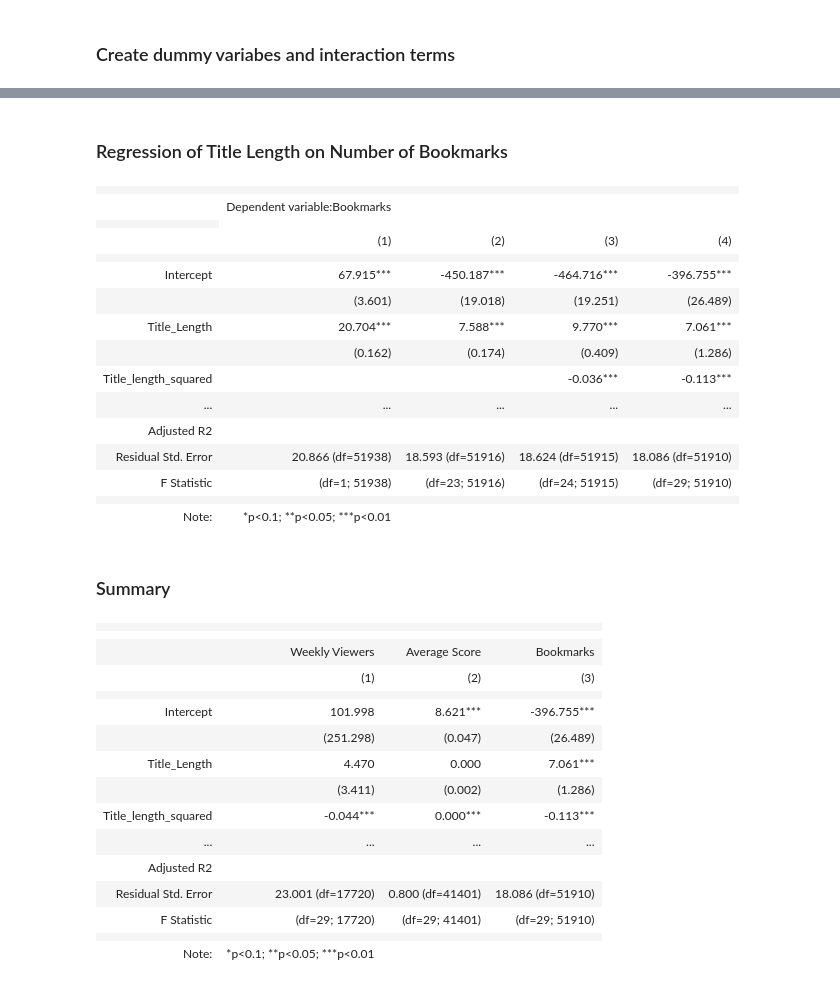
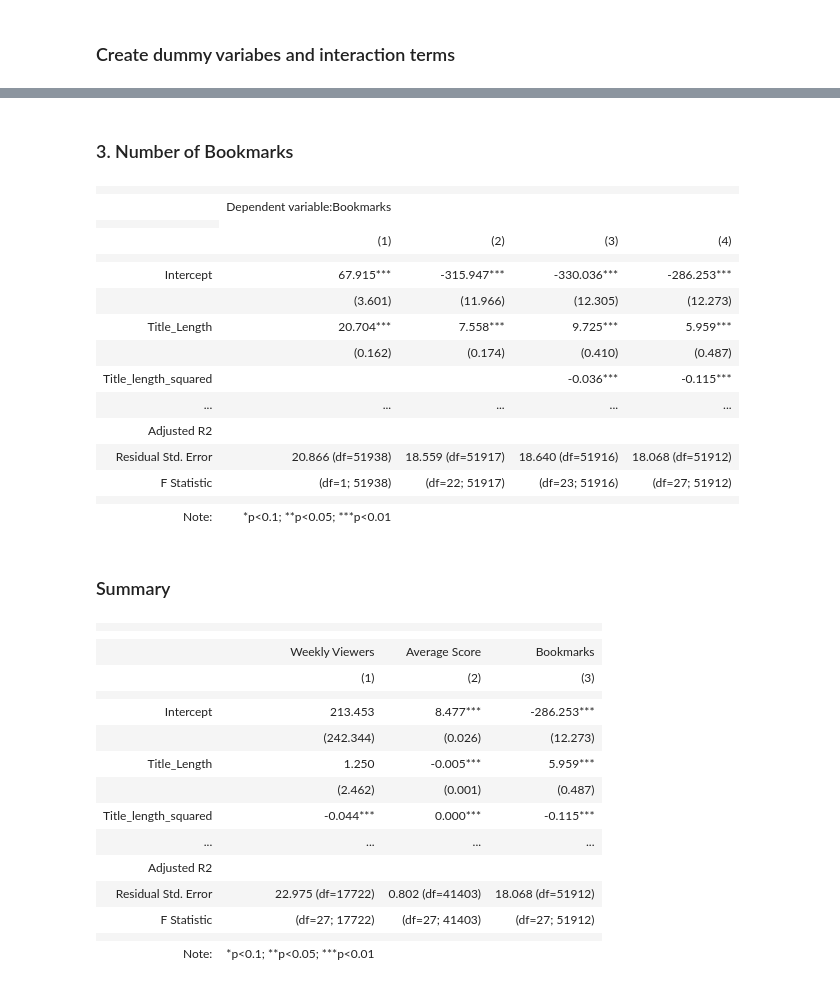
Before and after one commit to fangevalee/Portfolio, a Jupyter notebook: WebNovel/Web Novel Regression Analysis.ipynb, the cells around one changed output, grey strips where cells are left out. Saved outputs shown, nothing was run; the diff lists cells and outputs as text; code cells hidden in the pictures.

```diff
--- a/WebNovel/Web Novel Regression Analysis.ipynb
+++ b/WebNovel/Web Novel Regression Analysis.ipynb
@@ -128,11 +136,10 @@ dummy.head()
 # %%
-# dummy variabes
+# dummy variabes for genres
 df1 = pd.concat([df, dummy], axis=1)
 df1.drop(columns=['Others'])
 # interaction terms (title_length * genre)
 df1['tlength_fantasy'] = df1['Title_Length']*df1['Fantasy']
 df1['tlength_literature'] = df1['Title_Length']*df1['Literature']
-df1['tlength_nongenre'] = df1['Title_Length']*df1['Non_genre']
 df1['tlength_romance'] = df1['Title_Length']*df1['Romance']
 df1['tlength_scifi'] = df1['Title_Length']*df1['Sci_fi']
 # %% [markdown]
@@ -141,18 +148,17 @@ df1['tlength_scifi'] = df1['Title_Length']*df1['Sci_fi']
 df2 = df1[df1['Weekly_Viewers'] > 100]
 
 model1 = rlm('Weekly_Viewers ~ Title_Length',data=df2).fit()
-model2 = rlm('Weekly_Viewers ~ Title_Length + Fantasy + Literature + Non_genre + Romance + Sci_fi + C(Year) + Parts + Complete + No_update',data=df2).fit()
-model3 = rlm('Weekly_Viewers ~ Title_Length + np.power(Title_Length, 2) + Fantasy + Literature + Non_genre + Romance + Sci_fi + C(Year) + Parts + Complete + No_update',data=df2).fit()
-model4 = rlm('Weekly_Viewers ~ Title_Length + np.power(Title_Length, 2) + Fantasy + Literature + Non_genre + Romance + Sci_fi + C(Year) + Parts + Complete + No_update + tlength_fantasy + tlength_literature + tlength_nongenre + tlength_romance + tlength_scifi',data=df2).fit()
+model2 = rlm('Weekly_Viewers ~ Title_Length + Fantasy + Literature + Romance + Sci_fi + C(Year) + Parts + Complete + No_update',data=df2).fit()
+model3 = rlm('Weekly_Viewers ~ Title_Length + np.power(Title_Length, 2) + Fantasy + Literature + Romance + Sci_fi + C(Year) + Parts + Complete + No_update',data=df2).fit()
+model4 = rlm('Weekly_Viewers ~ Title_Length + np.power(Title_Length, 2) + Fantasy + Literature + Romance + Sci_fi + C(Year) + Parts + Complete + No_update + tlength_fantasy + tlength_literature + tlength_romance + tlength_scifi',data=df2).fit()
 
 stargazer = Stargazer([model1, model2, model3, model4])
 stargazer.rename_covariates({'np.power(Title_Length, 2)': 'Title_length_squared',
                              'tlength_fantasy': 'Title length x Fantasy',
                              'tlength_literature': 'Title length x Literature',
-                             'tlength_nongenre': 'Title length x Non-genre',
                              'tlength_romance': 'Title length x Romance',
                              'tlength_scifi': 'Title length x Sci-fi'})
-stargazer.covariate_order(['Intercept','Title_Length','np.power(Title_Length, 2)','Fantasy','Literature','Non_genre','Romance','Sci_fi','tlength_fantasy','tlength_literature','tlength_nongenre','tlength_romance','tlength_scifi','Parts','Complete','No_update'])
+stargazer.covariate_order(['Intercept','Title_Length','np.power(Title_Length, 2)','Fantasy','Literature','Romance','Sci_fi','tlength_fantasy','tlength_literature','tlength_romance','tlength_scifi','Parts','Complete','No_update'])
 HTML(stargazer.render_html())
 # %% [output]
 |  |  |  |  |  |
@@ -178,17 +183,16 @@ HTML(stargazer.render_html())
 # %%
 model5 = rlm('Average_Score ~ Title_Length',data=df1).fit()
-model6 = rlm('Average_Score ~ Title_Length + Fantasy + Literature + Non_genre + Romance + Sci_fi + C(Year) + Parts + Complete + No_update',data=df1).fit()
-model7 = rlm('Average_Score ~ Title_Length + np.power(Title_Length, 2) + Fantasy + Literature + Non_genre + Romance + Sci_fi + C(Year) + Parts + Complete + No_update',data=df1).fit()
-model8 = rlm('Average_Score ~ Title_Length + np.power(Title_Length, 2) + Fantasy + Literature + Non_genre + Romance + Sci_fi + C(Year) + Parts + Complete + No_update + tlength_fantasy + tlength_literature + tlength_nongenre + tlength_romance + tlength_scifi',data=df1).fit()
+model6 = rlm('Average_Score ~ Title_Length + Fantasy + Literature + Romance + Sci_fi + C(Year) + Parts + Complete + No_update',data=df1).fit()
+model7 = rlm('Average_Score ~ Title_Length + np.power(Title_Length, 2) + Fantasy + Literature + Romance + Sci_fi + C(Year) + Parts + Complete + No_update',data=df1).fit()
+model8 = rlm('Average_Score ~ Title_Length + np.power(Title_Length, 2) + Fantasy + Literature + Romance + Sci_fi + C(Year) + Parts + Complete + No_update + tlength_fantasy + tlength_literature + tlength_romance + tlength_scifi',data=df1).fit()
 
 stargazer = Stargazer([model5, model6, model7, model8])
 stargazer.rename_covariates({'np.power(Title_Length, 2)': 'Title_length_squared',
                              'tlength_fantasy': 'Title length x Fantasy',
                              'tlength_literature': 'Title length x Literature',
-                             'tlength_nongenre': 'Title length x Non-genre',
                              'tlength_romance': 'Title length x Romance',
                              'tlength_scifi': 'Title length x Sci-fi'})
-stargazer.covariate_order(['Intercept','Title_Length','np.power(Title_Length, 2)','Fantasy','Literature','Non_genre','Romance','Sci_fi','tlength_fantasy','tlength_literature','tlength_nongenre','tlength_romance','tlength_scifi','Parts','Complete','No_update'])
+stargazer.covariate_order(['Intercept','Title_Length','np.power(Title_Length, 2)','Fantasy','Literature','Romance','Sci_fi','tlength_fantasy','tlength_literature','tlength_romance','tlength_scifi','Parts','Complete','No_update'])
 HTML(stargazer.render_html())
 # %% [output]
 |  |  |  |  |  |
@@ -209,22 +213,20 @@ HTML(stargazer.render_html())
 | Note: | *p<0.1; **p<0.05; ***p<0.01 |  |  |  |
 # %% [markdown]
 
-
-### Regression of Title Length on Number of Bookmarks
+### 3. Number of Bookmarks
 # %%
 model9 = rlm('Bookmarks ~ Title_Length',data=df1).fit()
-model10 = rlm('Bookmarks ~ Title_Length + Fantasy + Literature + Non_genre + Romance + Sci_fi + C(Year) + Parts + Complete + No_update',data=df1).fit()
-model11 = rlm('Bookmarks ~ Title_Length + np.power(Title_Length, 2) + Fantasy + Literature + Non_genre + Romance + Sci_fi + C(Year) + Parts + Complete + No_update',data=df1).fit()
-model12 = rlm('Bookmarks ~ Title_Length + np.power(Title_Length, 2) + Fantasy + Literature + Non_genre + Romance + Sci_fi + C(Year) + Parts + Complete + No_update + tlength_fantasy + tlength_literature + tlength_nongenre + tlength_romance + tlength_scifi',data=df1).fit()
+model10 = rlm('Bookmarks ~ Title_Length + Fantasy + Literature + Romance + Sci_fi + C(Year) + Parts + Complete + No_update',data=df1).fit()
+model11 = rlm('Bookmarks ~ Title_Length + np.power(Title_Length, 2) + Fantasy + Literature + Romance + Sci_fi + C(Year) + Parts + Complete + No_update',data=df1).fit()
+model12 = rlm('Bookmarks ~ Title_Length + np.power(Title_Length, 2) + Fantasy + Literature + Romance + Sci_fi + C(Year) + Parts + Complete + No_update + tlength_fantasy + tlength_literature + tlength_romance + tlength_scifi',data=df1).fit()
 
 stargazer = Stargazer([model9, model10, model11, model12])
 stargazer.rename_covariates({'np.power(Title_Length, 2)': 'Title_length_squared',
                              'tlength_fantasy': 'Title length x Fantasy',
                              'tlength_literature': 'Title length x Literature',
-                             'tlength_nongenre': 'Title length x Non-genre',
                              'tlength_romance': 'Title length x Romance',
                              'tlength_scifi': 'Title length x Sci-fi'})
-stargazer.covariate_order(['Intercept','Title_Length','np.power(Title_Length, 2)','Fantasy','Literature','Non_genre','Romance','Sci_fi','tlength_fantasy','tlength_literature','tlength_nongenre','tlength_romance','tlength_scifi','Parts','Complete','No_update'])
+stargazer.covariate_order(['Intercept','Title_Length','np.power(Title_Length, 2)','Fantasy','Literature','Romance','Sci_fi','tlength_fantasy','tlength_literature','tlength_romance','tlength_scifi','Parts','Complete','No_update'])
 HTML(stargazer.render_html())
 # %% [output]
 |  |  |  |  |  |
@@ -232,15 +234,15 @@ HTML(stargazer.render_html())
 |  |
 |  | (1) | (2) | (3) | (4) |
 |  |  |  |  |  |
-| Intercept | 67.915*** | -450.187*** | -464.716*** | -396.755*** |
-|  | (3.601) | (19.018) | (19.251) | (26.489) |
-| Title_Length | 20.704*** | 7.588*** | 9.770*** | 7.061*** |
-|  | (0.162) | (0.174) | (0.409) | (1.286) |
-| Title_length_squared |  |  | -0.036*** | -0.113*** |
+| Intercept | 67.915*** | -315.947*** | -330.036*** | -286.253*** |
+|  | (3.601) | (11.966) | (12.305) | (12.273) |
+| Title_Length | 20.704*** | 7.558*** | 9.725*** | 5.959*** |
+|  | (0.162) | (0.174) | (0.410) | (0.487) |
+| Title_length_squared |  |  | -0.036*** | -0.115*** |
 | ... | ... | ... | ... | ... |
 | Adjusted R2 |  |  |  |  |
-| Residual Std. Error | 20.866 (df=51938) | 18.593 (df=51916) | 18.624 (df=51915) | 18.086 (df=51910) |
-| F Statistic | (df=1; 51938) | (df=23; 51916) | (df=24; 51915) | (df=29; 51910) |
+| Residual Std. Error | 20.866 (df=51938) | 18.559 (df=51917) | 18.640 (df=51916) | 18.068 (df=51912) |
+| F Statistic | (df=1; 51938) | (df=22; 51917) | (df=23; 51916) | (df=27; 51912) |
 |  |  |  |  |  |
 | Note: | *p<0.1; **p<0.05; ***p<0.01 |  |  |  |
 # %% [markdown]
@@ -250,28 +252,27 @@ HTML(stargazer.render_html())
 # %%
 stargazer = Stargazer([model4, model8, model12])
 stargazer.rename_covariates({'np.power(Title_Length, 2)': 'Title_length_squared',
                              'tlength_fantasy': 'Title length x Fantasy',
                              'tlength_literature': 'Title length x Literature',
-                             'tlength_nongenre': 'Title length x Non-genre',
                              'tlength_romance': 'Title length x Romance',
                              'tlength_scifi': 'Title length x Sci-fi'})
-stargazer.covariate_order(['Intercept','Title_Length','np.power(Title_Length, 2)','Fantasy','Literature','Non_genre','Romance','Sci_fi','tlength_fantasy','tlength_literature','tlength_nongenre','tlength_romance','tlength_scifi','Parts','Complete','No_update'])
+stargazer.covariate_order(['Intercept','Title_Length','np.power(Title_Length, 2)','Fantasy','Literature','Romance','Sci_fi','tlength_fantasy','tlength_literature','tlength_romance','tlength_scifi','Parts','Complete','No_update'])
 stargazer.custom_columns(['Weekly Viewers', 'Average Score', 'Bookmarks'], [1, 1, 1])
 HTML(stargazer.render_html())
 # %% [output]
 |  |  |  |  |
 |  |
 |  | Weekly Viewers | Average Score | Bookmarks |
 |  | (1) | (2) | (3) |
 |  |  |  |  |
-| Intercept | 101.998 | 8.621*** | -396.755*** |
-|  | (251.298) | (0.047) | (26.489) |
-| Title_Length | 4.470 | 0.000 | 7.061*** |
-|  | (3.411) | (0.002) | (1.286) |
-| Title_length_squared | -0.044*** | 0.000*** | -0.113*** |
+| Intercept | 213.453 | 8.477*** | -286.253*** |
+|  | (242.344) | (0.026) | (12.273) |
+| Title_Length | 1.250 | -0.005*** | 5.959*** |
+|  | (2.462) | (0.001) | (0.487) |
+| Title_length_squared | -0.044*** | 0.000*** | -0.115*** |
 | ... | ... | ... | ... |
 | Adjusted R2 |  |  |  |
-| Residual Std. Error | 23.001 (df=17720) | 0.800 (df=41401) | 18.086 (df=51910) |
-| F Statistic | (df=29; 17720) | (df=29; 41401) | (df=29; 51910) |
+| Residual Std. Error | 22.975 (df=17722) | 0.802 (df=41403) | 18.068 (df=51912) |
+| F Statistic | (df=27; 17722) | (df=27; 41403) | (df=27; 51912) |
 |  |  |  |  |
 | Note: | *p<0.1; **p<0.05; ***p<0.01 |  |  |
```
Also changed, not shown: parts of 9 cells of this notebook.
